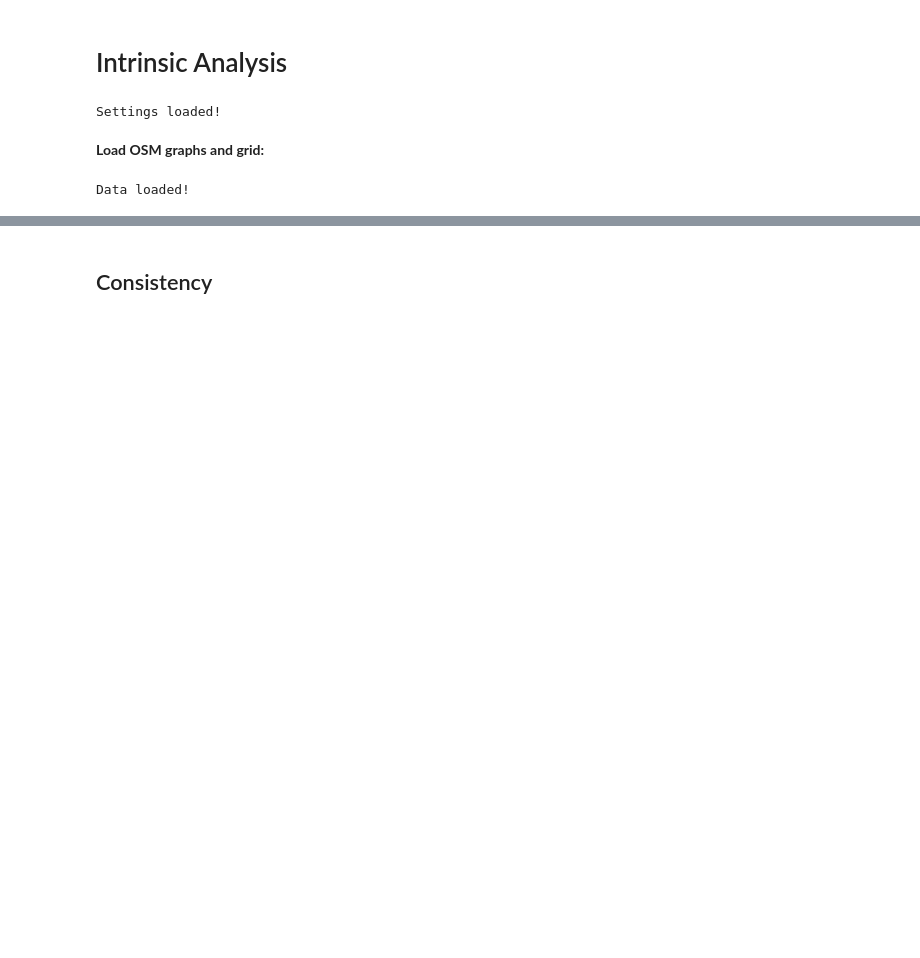
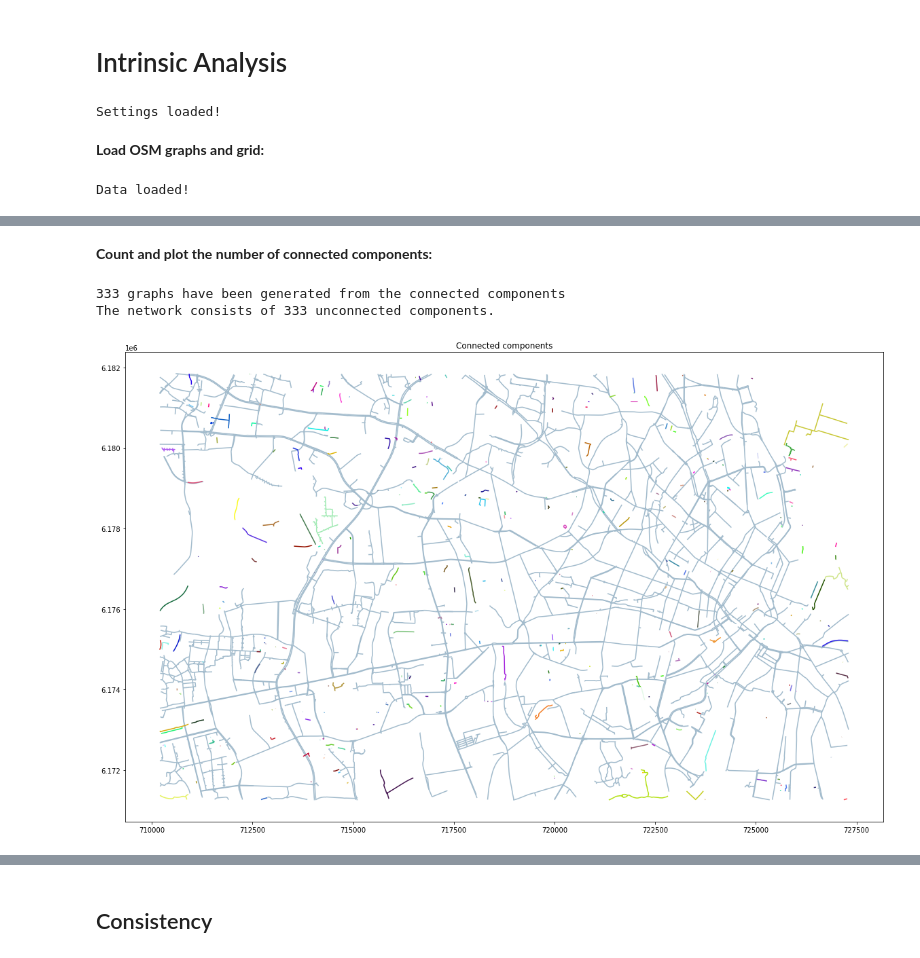
Before and after one commit to anerv/cycling_data_quality, a Jupyter notebook: scripts/intrinsic_analysis.ipynb, the cells around one changed output, grey strips where cells are left out. Cells and saved outputs as stored; diff of their text form; code cells hidden in the pictures; blank space fills up the shorter version.

```diff
--- a/scripts/intrinsic_analysis.ipynb
+++ b/scripts/intrinsic_analysis.ipynb
@@ -112,0 +133,11 @@ edges.loc[(edges.intersection_issues.notna()) & edges.intersection_issues > 0]
+# %% [markdown]
+**Count and plot the number of connected components:**
+# %%
+components = ef.return_components(osm_simplified_graph)
+print(f'The network in the study area consists of {len(components)} unconnected components.')
+
+components_plot = ef.plot_components(components)
+# %% [output]
+333 graphs have been generated from the connected components
+The network consists of 333 unconnected components.
+[figure, added]
```
Also changed, not shown: parts of 24 cells of this notebook, 7 other files.
